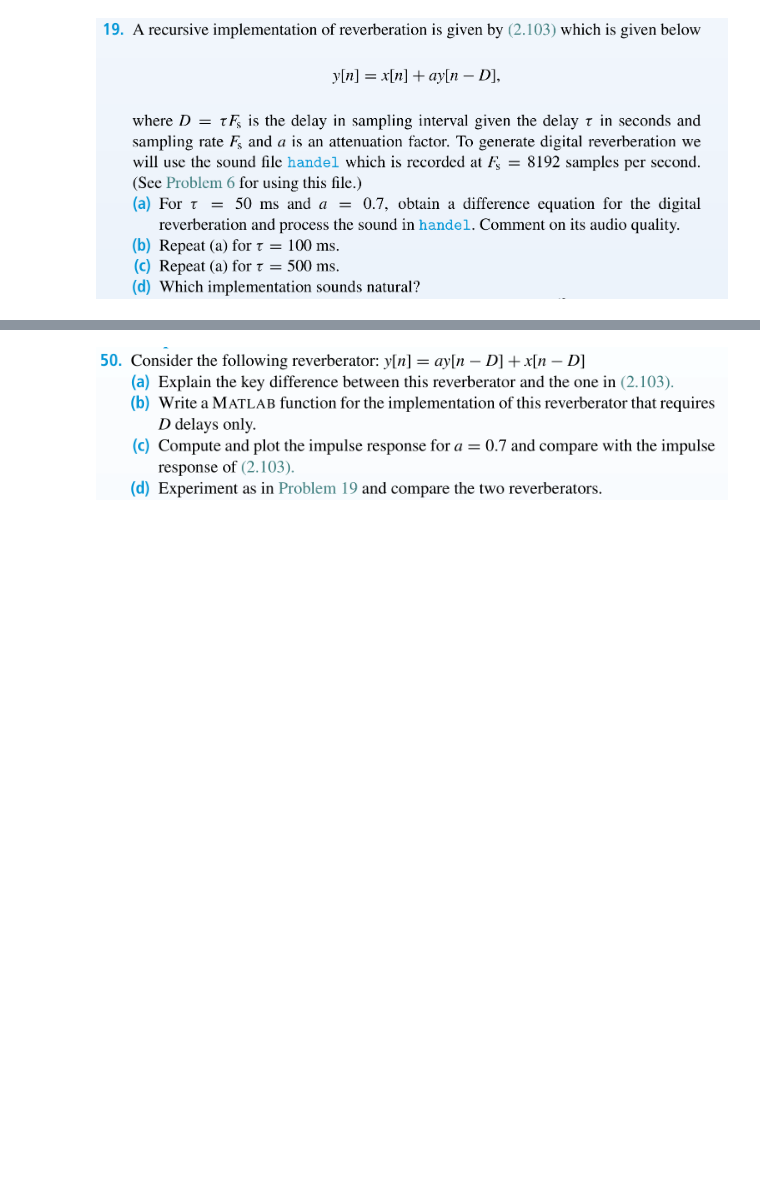
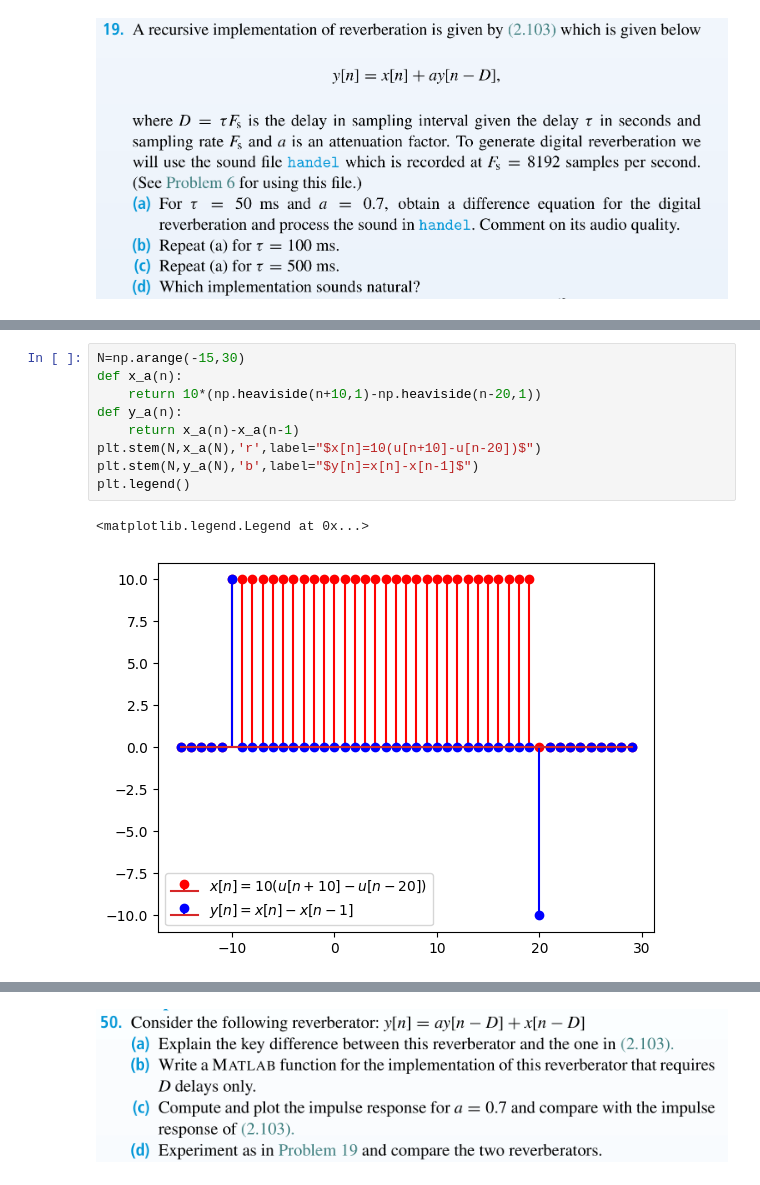
Before and after one commit to Teun0n/DTSP_notes, a Jupyter notebook: kap2.ipynb, the cells around one changed output, grey strips where cells are left out. Drawn from its saved outputs; the diff is of its cells as text; blank space fills up the shorter version.

```diff
--- a/kap2.ipynb
+++ b/kap2.ipynb
@@ -147,0 +203,12 @@ plt.stem(y)
+# %%
+N=np.arange(-15,30)
+def x_a(n):
+    return 10*(np.heaviside(n+10,1)-np.heaviside(n-20,1))
+def y_a(n):
+    return x_a(n)-x_a(n-1)
+plt.stem(N,x_a(N),'r',label="$x[n]=10(u[n+10]-u[n-20])$")
+plt.stem(N,y_a(N),'b',label="$y[n]=x[n]-x[n-1]$")
+plt.legend()
+# %% [output]
+<matplotlib.legend.Legend at 0x...>
+[figure, added]
```
Also changed, not shown: parts of 33 cells of this notebook, 1 other file.
